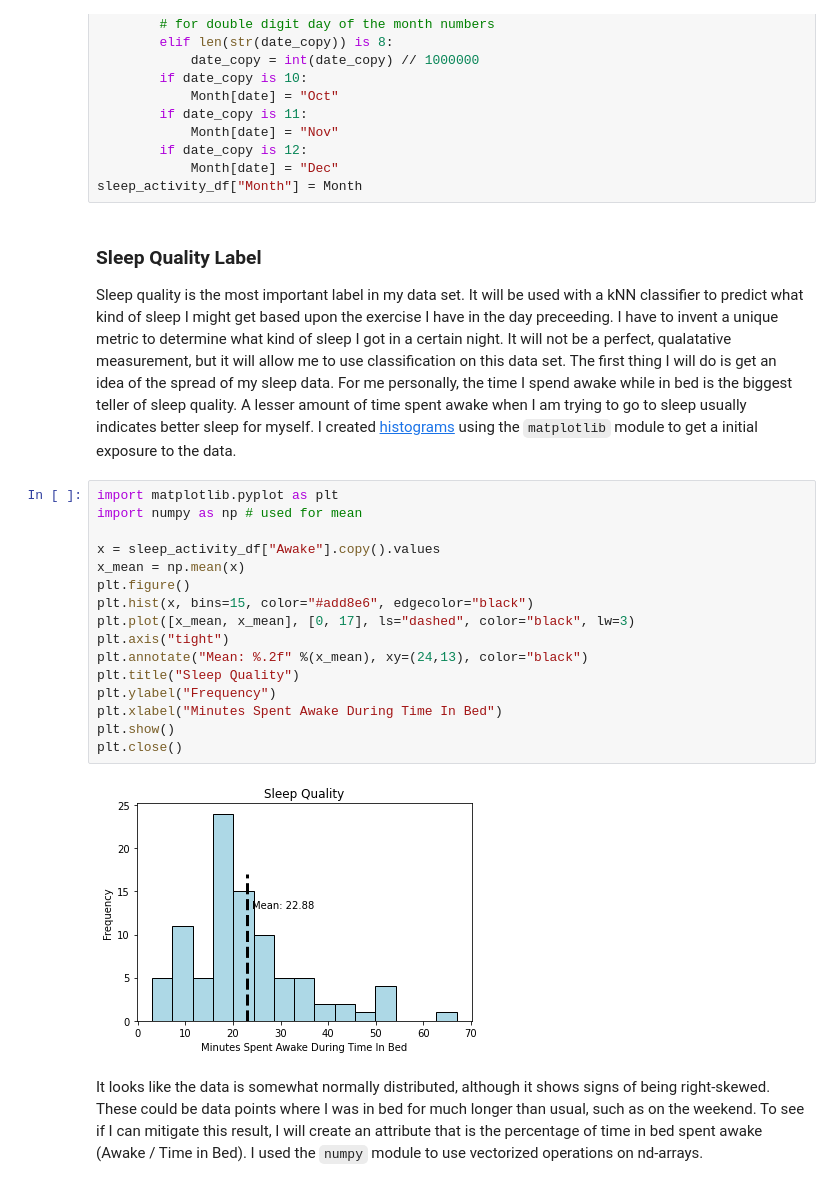
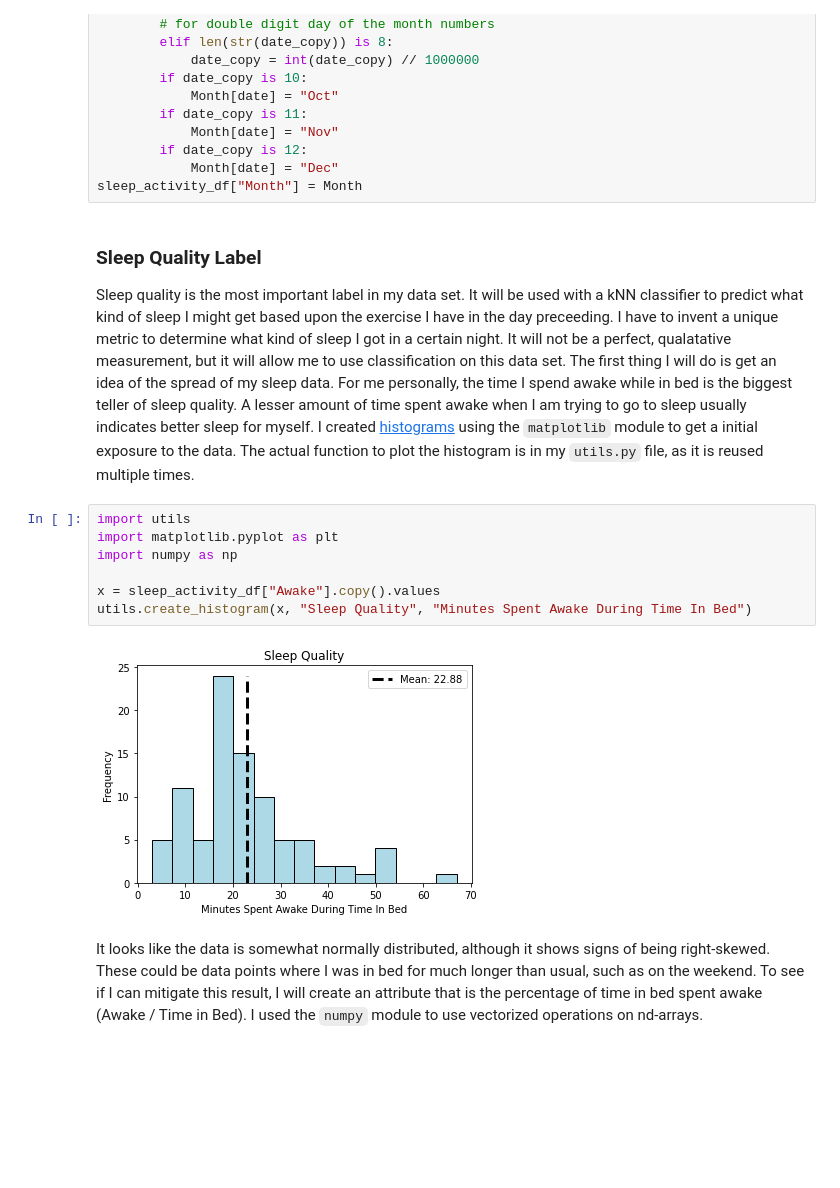
Before and after one commit to lmartin5/CPSC_222_Quantified_Self_Project, a Jupyter notebook: Technical_Report.ipynb, the cells around one changed output. Saved outputs shown, nothing was run; the diff lists cells and outputs as text; blank space fills up the shorter version.

```diff
--- a/Technical_Report.ipynb
+++ b/Technical_Report.ipynb
@@ -208,25 +210,16 @@ for date in sleep_activity_df.index:
 sleep_activity_df["Month"] = Month
 # %% [markdown]
 ### Sleep Quality Label
-Sleep quality is the most important label in my data set. It will be used with a kNN classifier to predict what kind of sleep I might get based upon the exercise I have in the day preceeding. I have to invent a unique metric to determine what kind of sleep I got in a certain night. It will not be a perfect, qualatative measurement, but it will allow me to use classification on this data set. The first thing I will do is get an idea of the spread of my sleep data. For me personally, the time I spend awake while in bed is the biggest teller of sleep quality. A lesser amount of time spent awake when I am trying to go to sleep usually indicates better sleep for myself. I created [histograms](https://matplotlib.org/3.3.3/api/_as_gen/matplotlib.pyplot.hist.html) using the `matplotlib` module to get a initial exposure to the data.
+Sleep quality is the most important label in my data set. It will be used with a kNN classifier to predict what kind of sleep I might get based upon the exercise I have in the day preceeding. I have to invent a unique metric to determine what kind of sleep I got in a certain night. It will not be a perfect, qualatative measurement, but it will allow me to use classification on this data set. The first thing I will do is get an idea of the spread of my sleep data. For me personally, the time I spend awake while in bed is the biggest teller of sleep quality. A lesser amount of time spent awake when I am trying to go to sleep usually indicates better sleep for myself. I created [histograms](https://matplotlib.org/3.3.3/api/_as_gen/matplotlib.pyplot.hist.html) using the `matplotlib` module to get a initial exposure to the data. The actual function to plot the histogram is in my `utils.py` file, as it is reused multiple times.
 # %%
+import utils
 import matplotlib.pyplot as plt
-import numpy as np # used for mean
+import numpy as np
 
 x = sleep_activity_df["Awake"].copy().values
-x_mean = np.mean(x)
-plt.figure()
-plt.hist(x, bins=15, color="#add8e6", edgecolor="black")
-plt.plot([x_mean, x_mean], [0, 17], ls="dashed", color="black", lw=3)
-plt.axis("tight")
-plt.annotate("Mean: %.2f" %(x_mean), xy=(24,13), color="black")
-plt.title("Sleep Quality")
-plt.ylabel("Frequency")
-plt.xlabel("Minutes Spent Awake During Time In Bed")
-plt.show()
-plt.close()
+utils.create_histogram(x, "Sleep Quality", "Minutes Spent Awake During Time In Bed")
 # %% [output]
-[figure, old version]
+[figure, new version]
 # %% [markdown]
 It looks like the data is somewhat normally distributed, although it shows signs of being right-skewed. These could be data points where I was in bed for much longer than usual, such as on the weekend. To see if I can mitigate this result, I will create an attribute that is the percentage of time in bed spent awake (Awake / Time in Bed). I used the `numpy` module to use vectorized operations on nd-arrays.
 # %%
```
Also changed, not shown: parts of 14 cells of this notebook, 1 other file.
